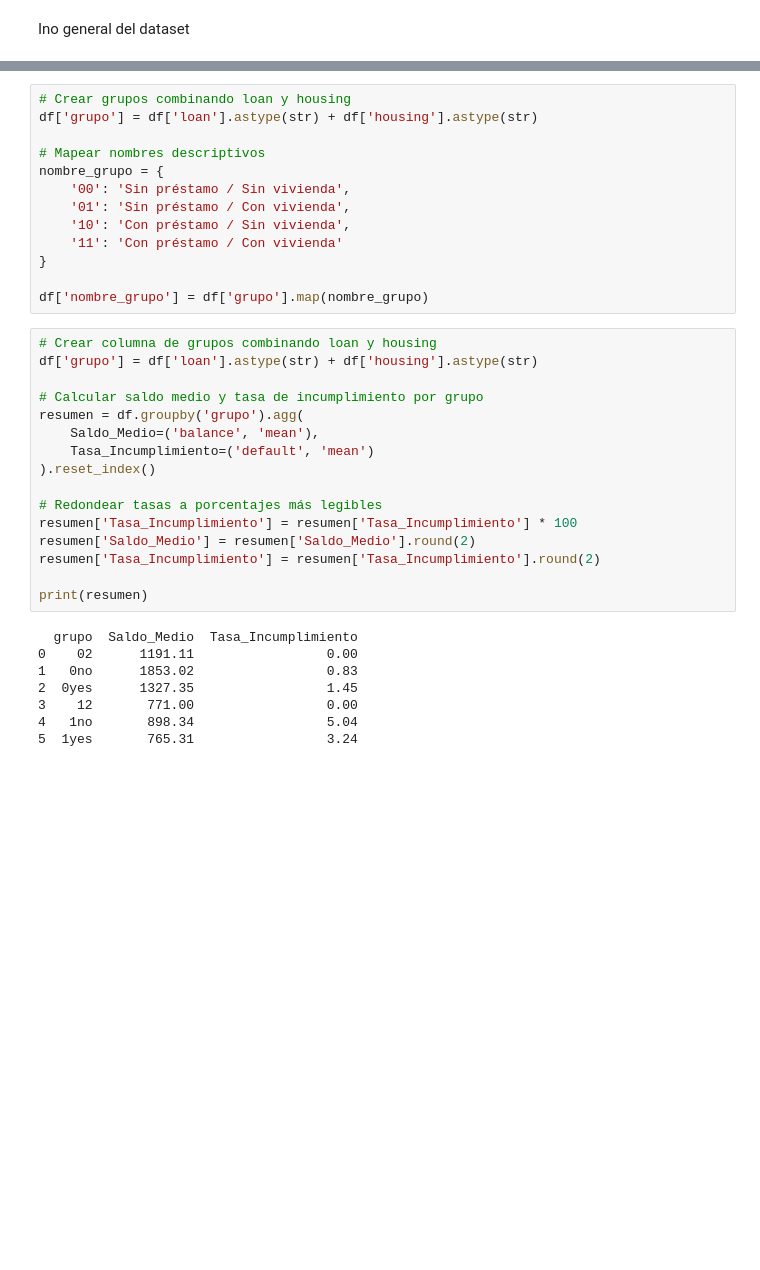
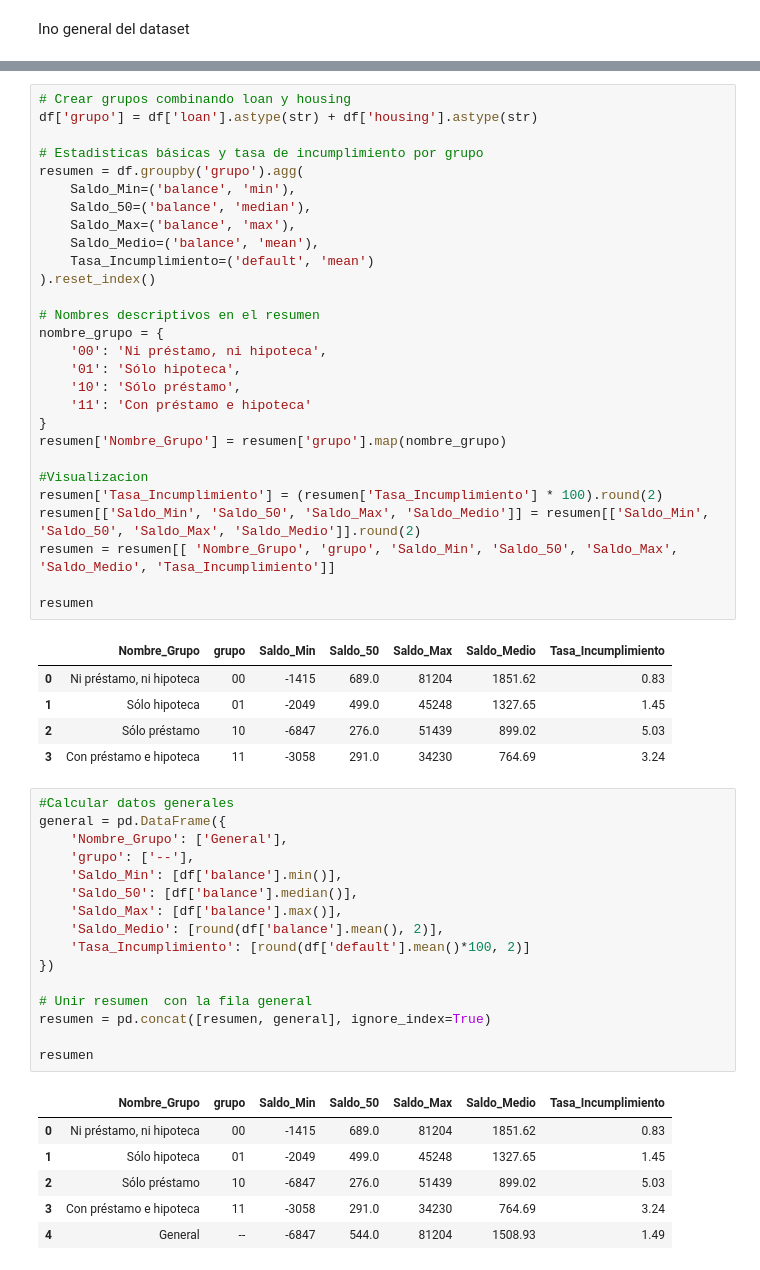
Before and after one commit to Lambda-14/Sim-Empresa, a Jupyter notebook: Equip_16/Borrador/Finanzas y riesgo crediticio/banca_22.09_finanzas.ipynb, the cells around one changed output, grey strips where cells are left out. Cells and saved outputs as stored; diff of their text form; blank space fills up the shorter version.

```diff
--- a/Equip_16/Borrador/Finanzas y riesgo crediticio/banca_22.09_finanzas.ipynb
+++ b/Equip_16/Borrador/Finanzas y riesgo crediticio/banca_22.09_finanzas.ipynb
@@ -181,37 +145,57 @@ housing_vacios
-# %%
-# Crear grupos combinando loan y housing
-df['grupo'] = df['loan'].astype(str) + df['housing'].astype(str)
-
-# Mapear nombres descriptivos
-nombre_grupo = {
-    '00': 'Sin préstamo / Sin vivienda',
-    '01': 'Sin préstamo / Con vivienda',
-    '10': 'Con préstamo / Sin vivienda',
-    '11': 'Con préstamo / Con vivienda'
-}
-
-df['nombre_grupo'] = df['grupo'].map(nombre_grupo)
 # %%
-# Crear columna de grupos combinando loan y housing
+# Crear grupos combinando loan y housing
 df['grupo'] = df['loan'].astype(str) + df['housing'].astype(str)
 
-# Calcular saldo medio y tasa de incumplimiento por grupo
+# Estadisticas básicas y tasa de incumplimiento por grupo
 resumen = df.groupby('grupo').agg(
+    Saldo_Min=('balance', 'min'),
+    Saldo_50=('balance', 'median'),
+    Saldo_Max=('balance', 'max'),
     Saldo_Medio=('balance', 'mean'),
     Tasa_Incumplimiento=('default', 'mean')
 ).reset_index()
 
-# Redondear tasas a porcentajes más legibles
-resumen['Tasa_Incumplimiento'] = resumen['Tasa_Incumplimiento'] * 100
-resumen['Saldo_Medio'] = resumen['Saldo_Medio'].round(2)
-resumen['Tasa_Incumplimiento'] = resumen['Tasa_Incumplimiento'].round(2)
+# Nombres descriptivos en el resumen
+nombre_grupo = {
+    '00': 'Ni préstamo, ni hipoteca',
+    '01': 'Sólo hipoteca',
+    '10': 'Sólo préstamo',
+    '11': 'Con préstamo e hipoteca'
+}
+resumen['Nombre_Grupo'] = resumen['grupo'].map(nombre_grupo)
 
-print(resumen)
+#Visualizacion
+resumen['Tasa_Incumplimiento'] = (resumen['Tasa_Incumplimiento'] * 100).round(2)
+resumen[['Saldo_Min', 'Saldo_50', 'Saldo_Max', 'Saldo_Medio']] = resumen[['Saldo_Min', 'Saldo_50', 'Saldo_Max', 'Saldo_Medio']].round(2)
+resumen = resumen[[ 'Nombre_Grupo', 'grupo', 'Saldo_Min', 'Saldo_50', 'Saldo_Max', 'Saldo_Medio', 'Tasa_Incumplimiento']]
+
+resumen
 # %% [output]
-  grupo  Saldo_Medio  Tasa_Incumplimiento
-0    02      1191.11                 0.00
-1   0no      1853.02                 0.83
-2  0yes      1327.35                 1.45
-3    12       771.00                 0.00
-4   1no       898.34                 5.04
-5  1yes       765.31                 3.24
+|  | Nombre_Grupo | grupo | Saldo_Min | Saldo_50 | Saldo_Max | Saldo_Medio | Tasa_Incumplimiento |
+| 0 | Ni préstamo, ni hipoteca | 00 | -1415 | 689.0 | 81204 | 1851.62 | 0.83 |
+| 1 | Sólo hipoteca | 01 | -2049 | 499.0 | 45248 | 1327.65 | 1.45 |
+| 2 | Sólo préstamo | 10 | -6847 | 276.0 | 51439 | 899.02 | 5.03 |
+| 3 | Con préstamo e hipoteca | 11 | -3058 | 291.0 | 34230 | 764.69 | 3.24 |
+# %%
+#Calcular datos generales
+general = pd.DataFrame({
+    'Nombre_Grupo': ['General'],
+    'grupo': ['--'],
+    'Saldo_Min': [df['balance'].min()],
+    'Saldo_50': [df['balance'].median()],
+    'Saldo_Max': [df['balance'].max()],
+    'Saldo_Medio': [round(df['balance'].mean(), 2)],
+    'Tasa_Incumplimiento': [round(df['default'].mean()*100, 2)]
+})
+
+# Unir resumen  con la fila general
+resumen = pd.concat([resumen, general], ignore_index=True)
+
+resumen
+# %% [output]
+|  | Nombre_Grupo | grupo | Saldo_Min | Saldo_50 | Saldo_Max | Saldo_Medio | Tasa_Incumplimiento |
+| 0 | Ni préstamo, ni hipoteca | 00 | -1415 | 689.0 | 81204 | 1851.62 | 0.83 |
+| 1 | Sólo hipoteca | 01 | -2049 | 499.0 | 45248 | 1327.65 | 1.45 |
+| 2 | Sólo préstamo | 10 | -6847 | 276.0 | 51439 | 899.02 | 5.03 |
+| 3 | Con préstamo e hipoteca | 11 | -3058 | 291.0 | 34230 | 764.69 | 3.24 |
+| 4 | General | -- | -6847 | 544.0 | 81204 | 1508.93 | 1.49 |
```
Also changed, not shown: parts of 15 cells of this notebook.
